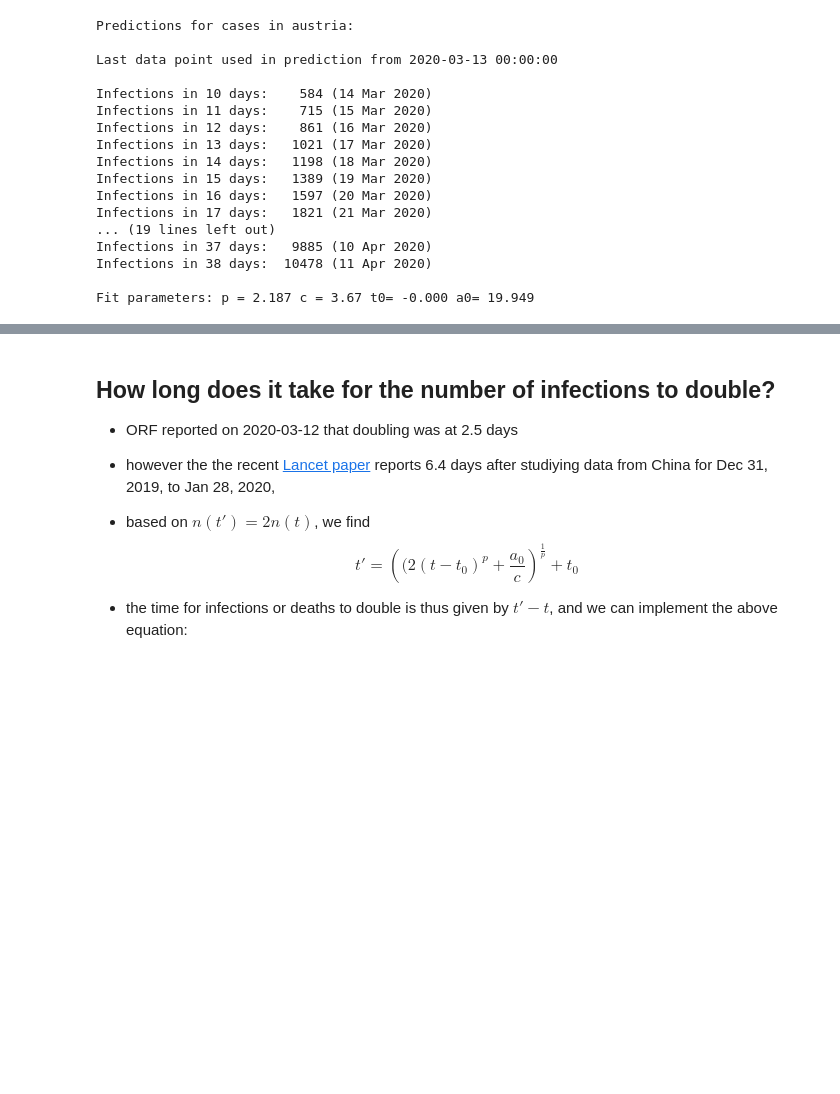
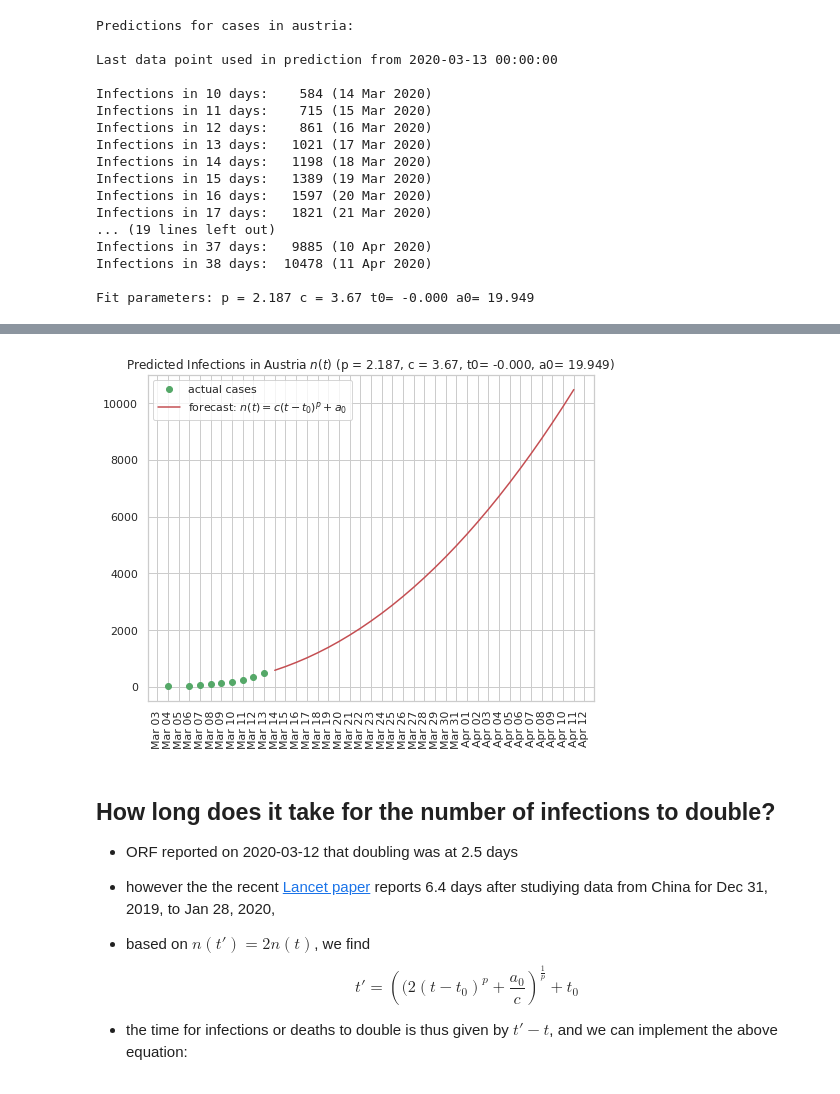
Before and after one commit to danielw2904/Austria-COVID-19, a Jupyter notebook: Austria.ipynb, the cells around one changed output, grey strips where cells are left out. Saved outputs shown, nothing was run; the diff lists cells and outputs as text; code cells hidden in the pictures; blank space fills up the shorter version.

Commit message:
Add graph of predictied infections

```diff
--- a/Austria.ipynb
+++ b/Austria.ipynb
@@ -441,3 +469,9 @@ Infections in 38 days:  10478 (11 Apr 2020)
 Fit parameters: p = 2.187 c = 3.67 t0= -0.000 a0= 19.949
 # %%
 insert("data/austria-predicted-infections.txt", "README.md", tag_start="[table1]: start", tag_end="[table1]: end")
+# %%
+pd_df = pd.DataFrame(prediction_data)
+pd_df["date"] = pd.to_datetime(pd_df['date'], format="%d %b %Y")
+pd_df.set_index("date", inplace=True)
+pd_df["date"]  = pd_df.index
+pd_df
@@ -444,3 +511,19 @@ insert("data/austria-predicted-infections.txt", "README.md", tag_start="[table1]
+# %%
+figsize = (8, 6)
+country['date'] = country.index
+fig, ax = plt.subplots(figsize=figsize)
+ax.plot(country['date'], country['active'], 'og')
+ax.plot(pd_df["date"], pd_df["infections"], '-r')
+#ax.plot(country['date'], fitted_infections, '-b')
+ax.legend(["actual cases", "forecast: $n(t) = c(t-t_0)^p+a_0$"])
+ax.set_title(f"Predicted Infections in Austria $n(t)$ ({pretty_params(param_infections, end=', ')})")
+ax.xaxis.set_major_locator(matplotlib.dates.DayLocator())
+ax.xaxis.set_major_formatter(matplotlib.dates.DateFormatter('%b %d'))
+ax.tick_params(axis='x', rotation=90)
+
+export_fig(fig, "infections-with-forecast")
+# %% [output]
+[figure, added]
 # %% [markdown]
 ## How long does it take for the number of infections to double?
 
```
Also changed, not shown: parts of 7 cells of this notebook, 8 other files.
